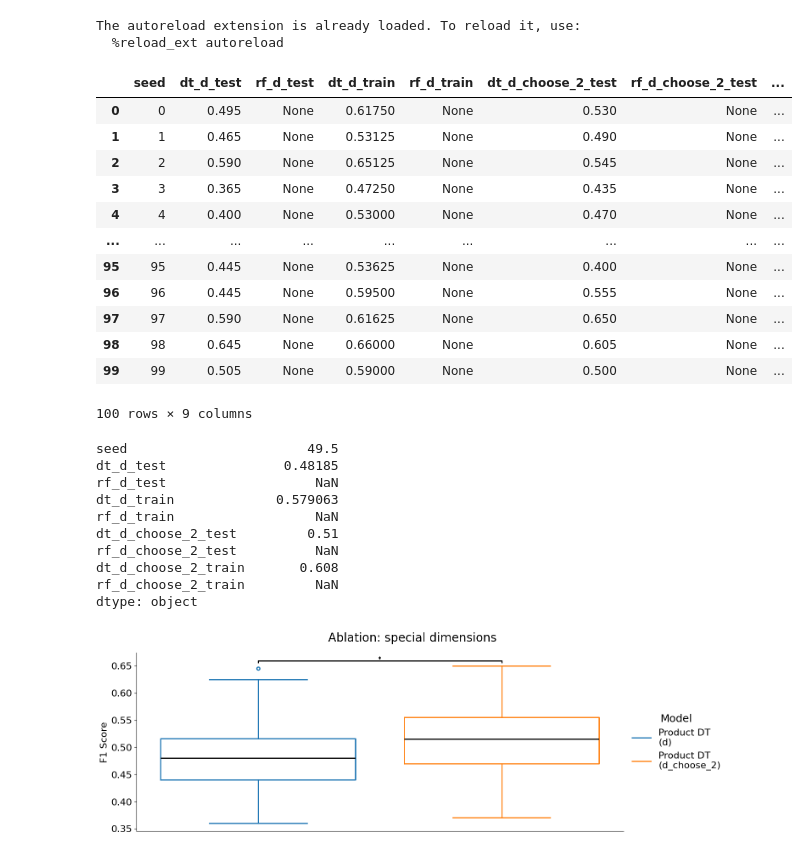
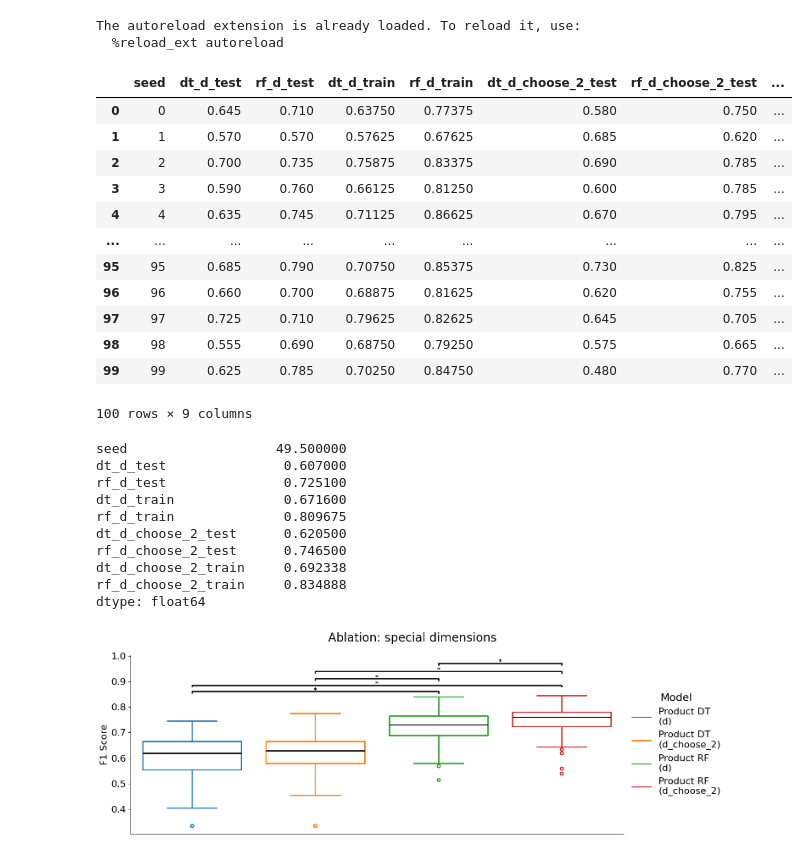
Before and after one commit to qc2321/embedders, a Jupyter notebook: notebooks/18_pc_ablations.ipynb, the cells around one changed output. Cells and saved outputs as stored; diff of their text form; code cells hidden in the pictures.

Commit message:
Run graph and vae benchmarks

```diff
--- a/notebooks/18_pc_ablations.ipynb
+++ b/notebooks/18_pc_ablations.ipynb
@@ -39,15 +39,15 @@ ABLATION_VAR = "n_features"
 ABLATION_VALS = ["d", "d_choose_2"]
 
 USE_DT = True
-# USE_RF = True
-USE_RF = False
+USE_RF = True
+# USE_RF = False
 
 with torch.no_grad():
     my_tqdm = tqdm(total=N_SAMPLES)
     for seed in range(N_SAMPLES):
         # Ensure unique seed per trial
         seed = seed
-        pm = embedders.manifolds.ProductManifold(signature=[(0, 4)])
+        pm = embedders.manifolds.ProductManifold(signature=[(-1, 2), (0, 2), (1, 2)])
 
         # Get X, y
         X, y = embedders.gaussian_mixture.gaussian_mixture(
@@ -71,58 +71,58 @@ with torch.no_grad():
             }
             for dt in dts.values():
                 dt.fit(X_train, y_train)
 
         # Random forests
         if USE_RF:
             base_rf_args = {"pm": pm, "max_depth": MAX_DEPTH, "task": TASK, "n_estimators": 12, "random_state": seed}
             rfs = {
                 val: embedders.tree_new.ProductSpaceRF(**base_rf_args | {ABLATION_VAR: val}) for val in ABLATION_VALS
             }
             for rf in rfs.values():
                 rf.fit(X_train, y_train)
 
         # Get F1-scores
         y_test = y_test.detach().cpu().numpy()
         pred = lambda X, clf: clf.predict(X).detach().cpu().numpy()
         res = {"seed": seed}
         for val in ABLATION_VALS:
             res[f"dt_{val}_test"] = f1_score(y_test, pred(X_test, dts[val]), average="micro") if USE_DT else None
             res[f"rf_{val}_test"] = f1_score(y_test, pred(X_test, rfs[val]), average="micro") if USE_RF else None
             res[f"dt_{val}_train"] = f1_score(y_train, pred(X_train, dts[val]), average="micro") if USE_DT else None
             res[f"rf_{val}_train"] = f1_score(y_train, pred(X_train, rfs[val]), average="micro") if USE_RF else None
         results.append(res)
 
         my_tqdm.update(1)
 
 results = pd.DataFrame(results)
 results
 # %% [output]
 |  | seed | dt_d_test | rf_d_test | dt_d_train | rf_d_train | dt_d_choose_2_test | rf_d_choose_2_test | ... |
-| 0 | 0 | 0.495 | None | 0.61750 | None | 0.530 | None | ... |
-| 1 | 1 | 0.465 | None | 0.53125 | None | 0.490 | None | ... |
-| 2 | 2 | 0.590 | None | 0.65125 | None | 0.545 | None | ... |
-| 3 | 3 | 0.365 | None | 0.47250 | None | 0.435 | None | ... |
-| 4 | 4 | 0.400 | None | 0.53000 | None | 0.470 | None | ... |
+| 0 | 0 | 0.645 | 0.710 | 0.63750 | 0.77375 | 0.580 | 0.750 | ... |
+| 1 | 1 | 0.570 | 0.570 | 0.57625 | 0.67625 | 0.685 | 0.620 | ... |
+| 2 | 2 | 0.700 | 0.735 | 0.75875 | 0.83375 | 0.690 | 0.785 | ... |
+| 3 | 3 | 0.590 | 0.760 | 0.66125 | 0.81250 | 0.600 | 0.785 | ... |
+| 4 | 4 | 0.635 | 0.745 | 0.71125 | 0.86625 | 0.670 | 0.795 | ... |
 | ... | ... | ... | ... | ... | ... | ... | ... | ... |
-| 95 | 95 | 0.445 | None | 0.53625 | None | 0.400 | None | ... |
-| 96 | 96 | 0.445 | None | 0.59500 | None | 0.555 | None | ... |
-| 97 | 97 | 0.590 | None | 0.61625 | None | 0.650 | None | ... |
-| 98 | 98 | 0.645 | None | 0.66000 | None | 0.605 | None | ... |
-| 99 | 99 | 0.505 | None | 0.59000 | None | 0.500 | None | ... |
+| 95 | 95 | 0.685 | 0.790 | 0.70750 | 0.85375 | 0.730 | 0.825 | ... |
+| 96 | 96 | 0.660 | 0.700 | 0.68875 | 0.81625 | 0.620 | 0.755 | ... |
+| 97 | 97 | 0.725 | 0.710 | 0.79625 | 0.82625 | 0.645 | 0.705 | ... |
+| 98 | 98 | 0.555 | 0.690 | 0.68750 | 0.79250 | 0.575 | 0.665 | ... |
+| 99 | 99 | 0.625 | 0.785 | 0.70250 | 0.84750 | 0.480 | 0.770 | ... |
 100 rows × 9 columns
 # %%
 results.mean()
 # %% [output]
-seed                       49.5
-dt_d_test               0.48185
-rf_d_test                   NaN
-dt_d_train             0.579063
-rf_d_train                  NaN
-dt_d_choose_2_test         0.51
-rf_d_choose_2_test          NaN
-dt_d_choose_2_train       0.608
-rf_d_choose_2_train         NaN
-dtype: object
+seed                   49.500000
+dt_d_test               0.607000
+rf_d_test               0.725100
+dt_d_train              0.671600
+rf_d_train              0.809675
+dt_d_choose_2_test      0.620500
+rf_d_choose_2_test      0.746500
+dt_d_choose_2_train     0.692338
+rf_d_choose_2_train     0.834888
+dtype: float64
 # %%
 # Let's see the values: barplot with statistical significance annotations
 import pandas as pd
@@ -274,4 +274,4 @@ plt.tight_layout()
 plt.savefig(f"../figures/ablation_{ABLATION_VAR}.pdf", bbox_inches="tight")
 plt.show()
 # %% [output]
-[figure, old version]
+[figure, new version]
```
Also changed, not shown: 8 other files.
